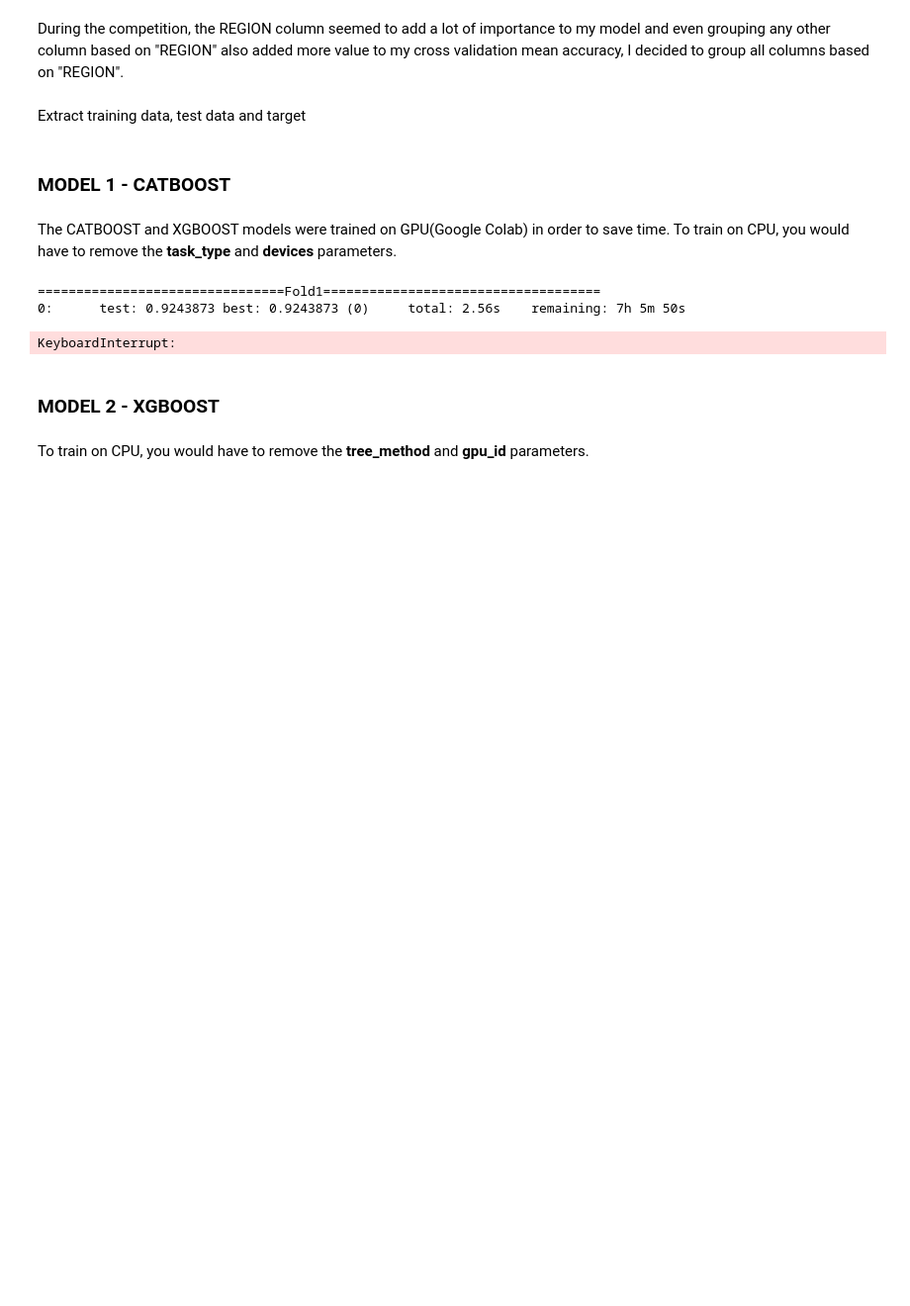
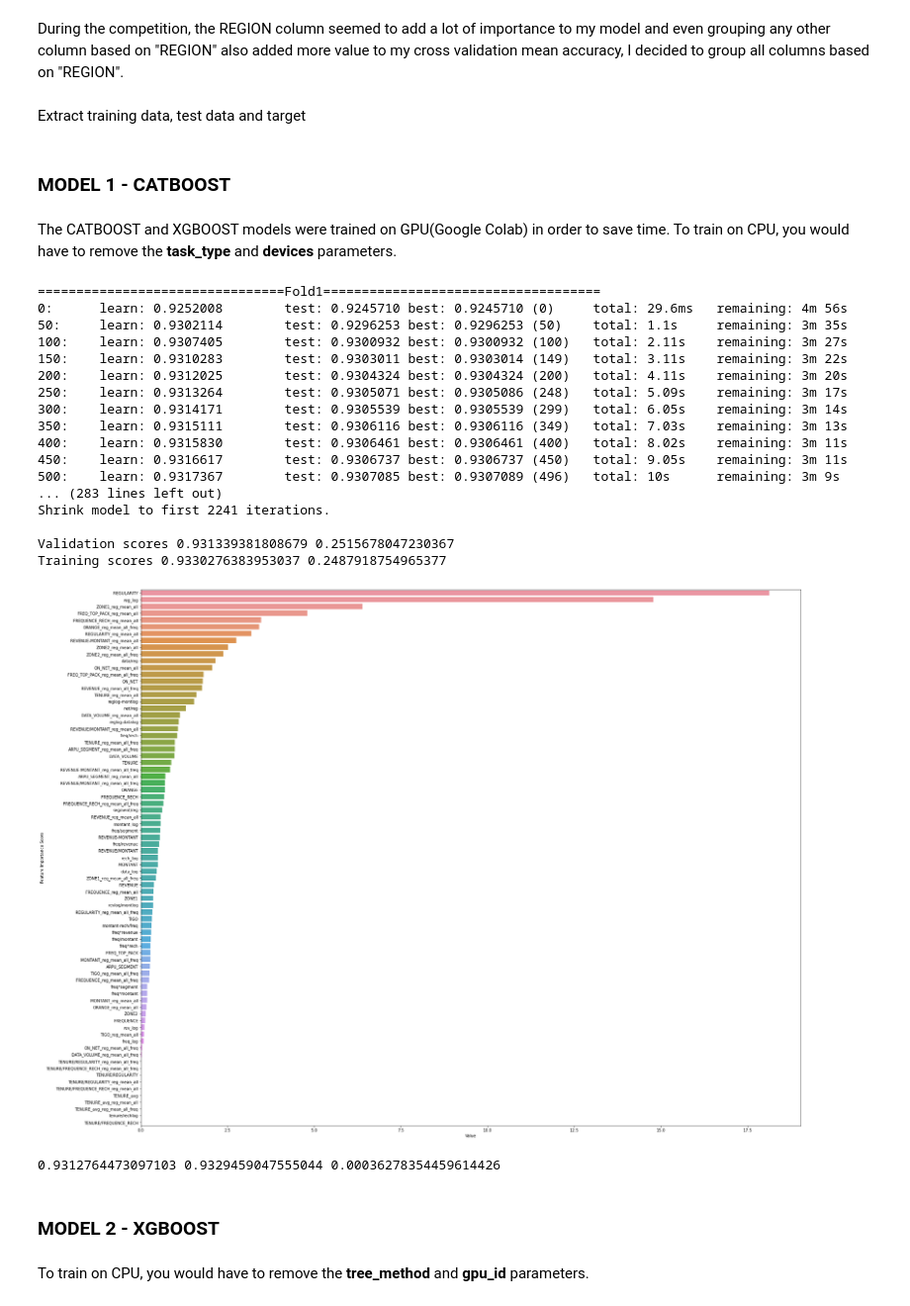
Before and after one commit to muluwork-shegaw/Expresso-Churn-Prediction-Challenge-by-AIMS-Ghana, a Jupyter notebook: solution.ipynb, the cells around one changed output. Shown at 99% size. Saved outputs shown, nothing was run; the diff lists cells and outputs as text; code cells hidden in the pictures; blank space fills up the shorter version.

```diff
--- a/solution.ipynb
+++ b/solution.ipynb
@@ -283,15 +273,31 @@ test = test.reset_index(drop=True)
 # %% [markdown]
 The CATBOOST and XGBOOST models were trained on GPU(Google Colab) in order to save time. To train on CPU, you would have to remove the **task_type** and **devices** parameters.
 # %%
-# catboost = cat_.CatBoostClassifier(n_estimators=10000, max_depth=6, eval_metric='AUC', reg_lambda = 370, task_type="GPU", devices='0:1')
-catboost = cat_.CatBoostClassifier(n_estimators=10000, max_depth=6, eval_metric='AUC', reg_lambda = 370)
+catboost = cat_.CatBoostClassifier(n_estimators=10000, max_depth=6, eval_metric='AUC', reg_lambda = 370, task_type="GPU", devices='0:1')
+# catboost = cat_.CatBoostClassifier(n_estimators=10000, max_depth=6, eval_metric='AUC', reg_lambda = 370)
 
 func_= func(train, target, test, catboost, 'catboost', 1000)
 val_p1, test_p1, model1 = func_()
 # %% [output]
 ================================Fold1====================================
-0:      test: 0.9243873 best: 0.9243873 (0)     total: 2.56s    remaining: 7h 5m 50s
+0:      learn: 0.9252008        test: 0.9245710 best: 0.9245710 (0)     total: 29.6ms   remaining: 4m 56s
+50:     learn: 0.9302114        test: 0.9296253 best: 0.9296253 (50)    total: 1.1s     remaining: 3m 35s
+100:    learn: 0.9307405        test: 0.9300932 best: 0.9300932 (100)   total: 2.11s    remaining: 3m 27s
+150:    learn: 0.9310283        test: 0.9303011 best: 0.9303014 (149)   total: 3.11s    remaining: 3m 22s
+200:    learn: 0.9312025        test: 0.9304324 best: 0.9304324 (200)   total: 4.11s    remaining: 3m 20s
+250:    learn: 0.9313264        test: 0.9305071 best: 0.9305086 (248)   total: 5.09s    remaining: 3m 17s
+300:    learn: 0.9314171        test: 0.9305539 best: 0.9305539 (299)   total: 6.05s    remaining: 3m 14s
+350:    learn: 0.9315111        test: 0.9306116 best: 0.9306116 (349)   total: 7.03s    remaining: 3m 13s
+400:    learn: 0.9315830        test: 0.9306461 best: 0.9306461 (400)   total: 8.02s    remaining: 3m 11s
+450:    learn: 0.9316617        test: 0.9306737 best: 0.9306737 (450)   total: 9.05s    remaining: 3m 11s
+500:    learn: 0.9317367        test: 0.9307085 best: 0.9307089 (496)   total: 10s      remaining: 3m 9s
+... (283 lines left out)
+Shrink model to first 2241 iterations.
+
+Validation scores 0.931339381808679 0.2515678047230367
+Training scores 0.9330276383953037 0.2487918754965377
+[figure, added]
-KeyboardInterrupt:
+0.9312764473097103 0.9329459047555044 0.00036278354459614426
 # %% [markdown]
 ### **MODEL 2 - XGBOOST**
 # %% [markdown]
```
Also changed, not shown: parts of 9 cells of this notebook.
